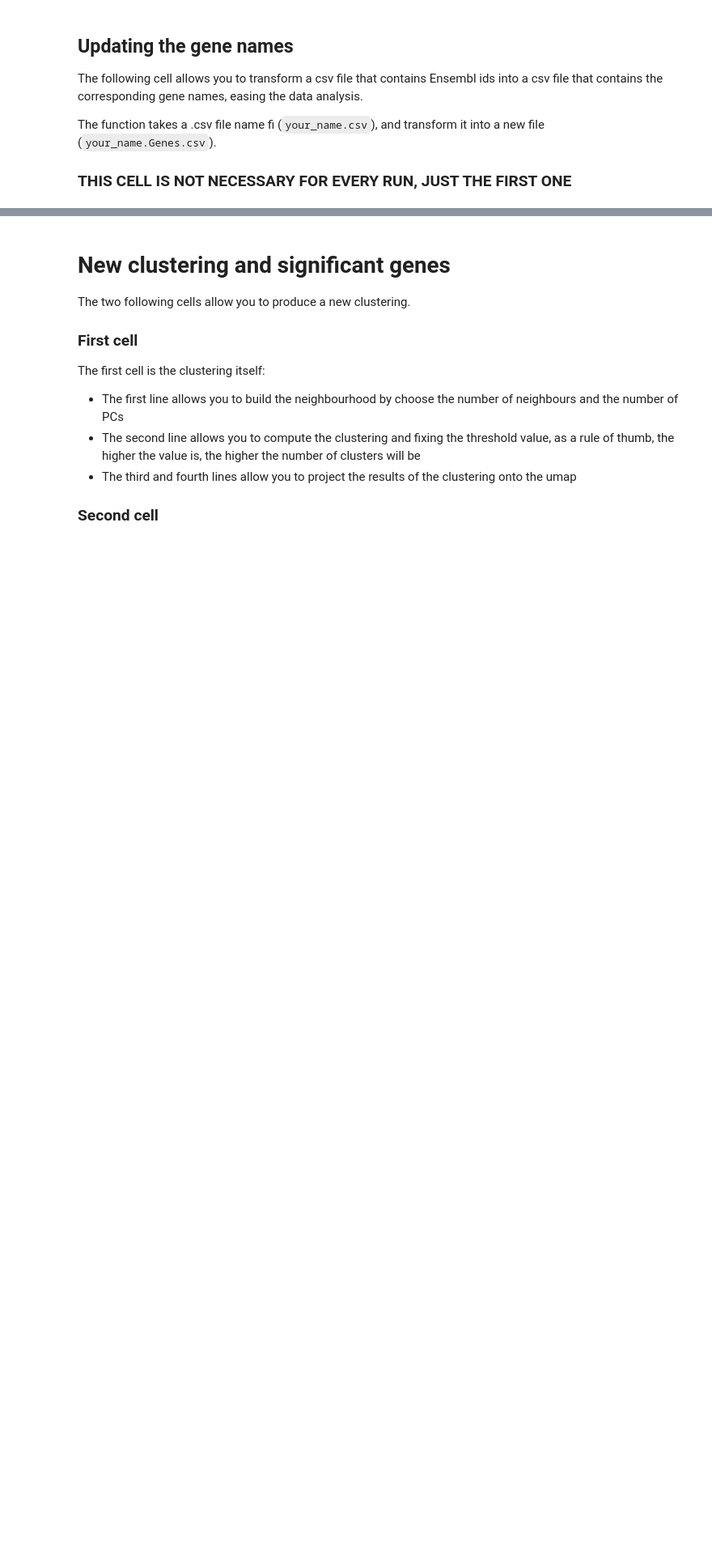
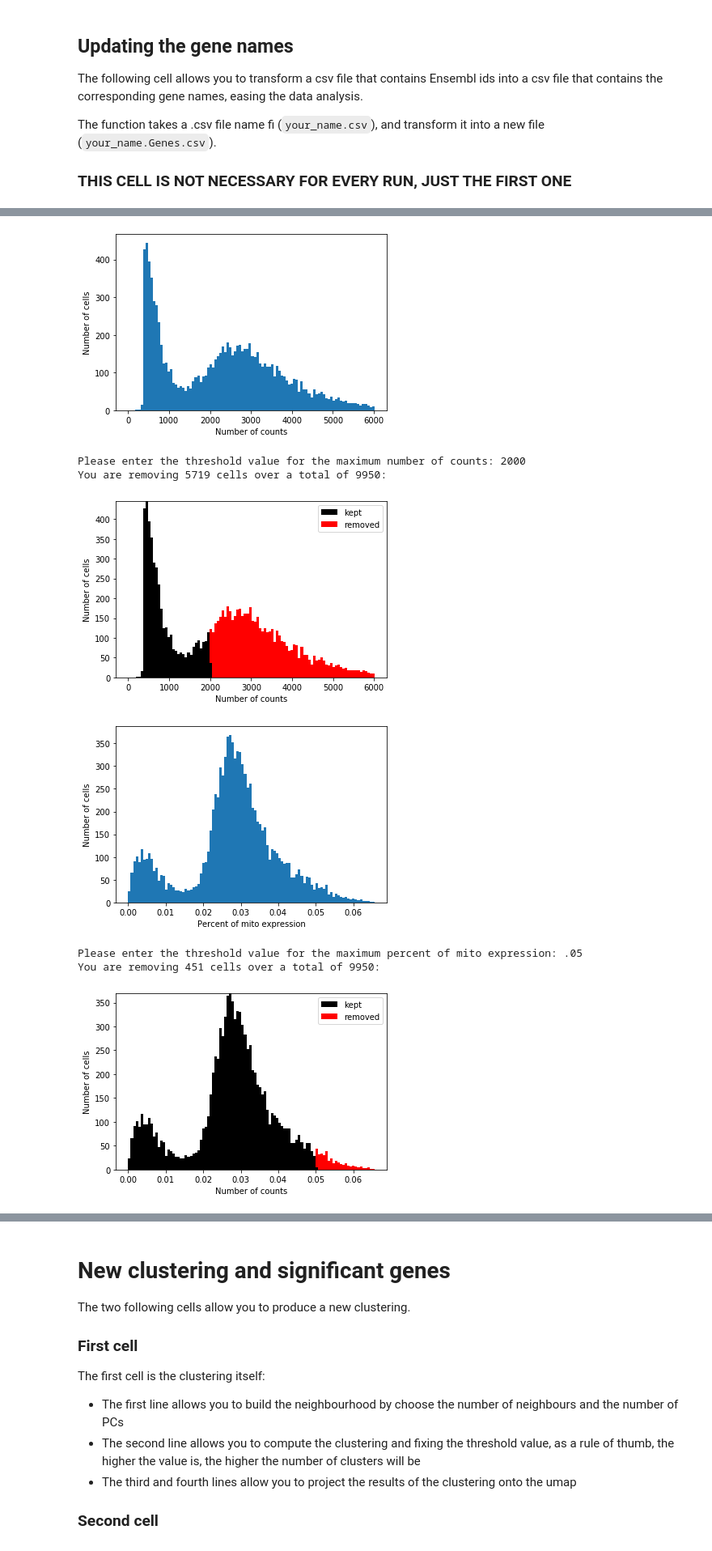
Before and after one commit to leoguignard/sc-Analysis, a Jupyter notebook: Data-Analysis.ipynb, the cells around one changed output, grey strips where cells are left out. Shown at 81% size. Cells and saved outputs as stored; diff of their text form; code cells hidden in the pictures; blank space fills up the shorter version.

```diff
--- a/Data-Analysis.ipynb
+++ b/Data-Analysis.ipynb
@@ -40,3 +47,12 @@ If the data has never be load before, it will also perform the usual normalisati
 # %%
-f = 'path/to/data.Genes.csv'
-adata = get_clusters_et_al(f)
+f = 'Data/CR_E11_5Black6FLs.Genes.csv'
+adata = get_clusters_et_al(f, filter_ncounts=True, filter_mito=True, size=20, reload=True)
+# %% [output]
+[figure, added]
+Please enter the threshold value for the maximum number of counts: 2000
+You are removing 5719 cells over a total of 9950:
+[figure, added]
+[figure, added]
+Please enter the threshold value for the maximum percent of mito expression: .05
+You are removing 451 cells over a total of 9950:
+[figure, added]
```
Also changed, not shown: parts of 11 cells of this notebook.
